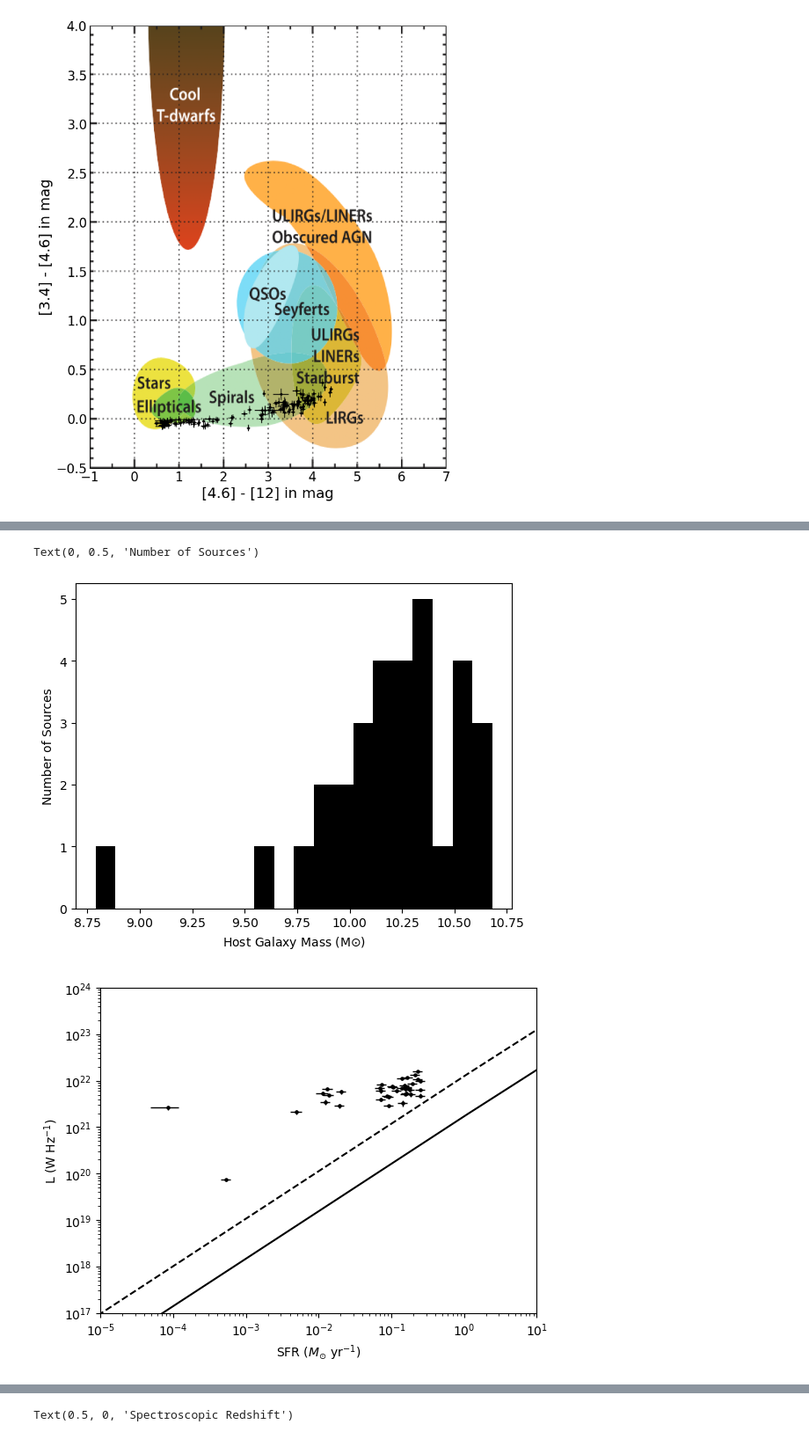
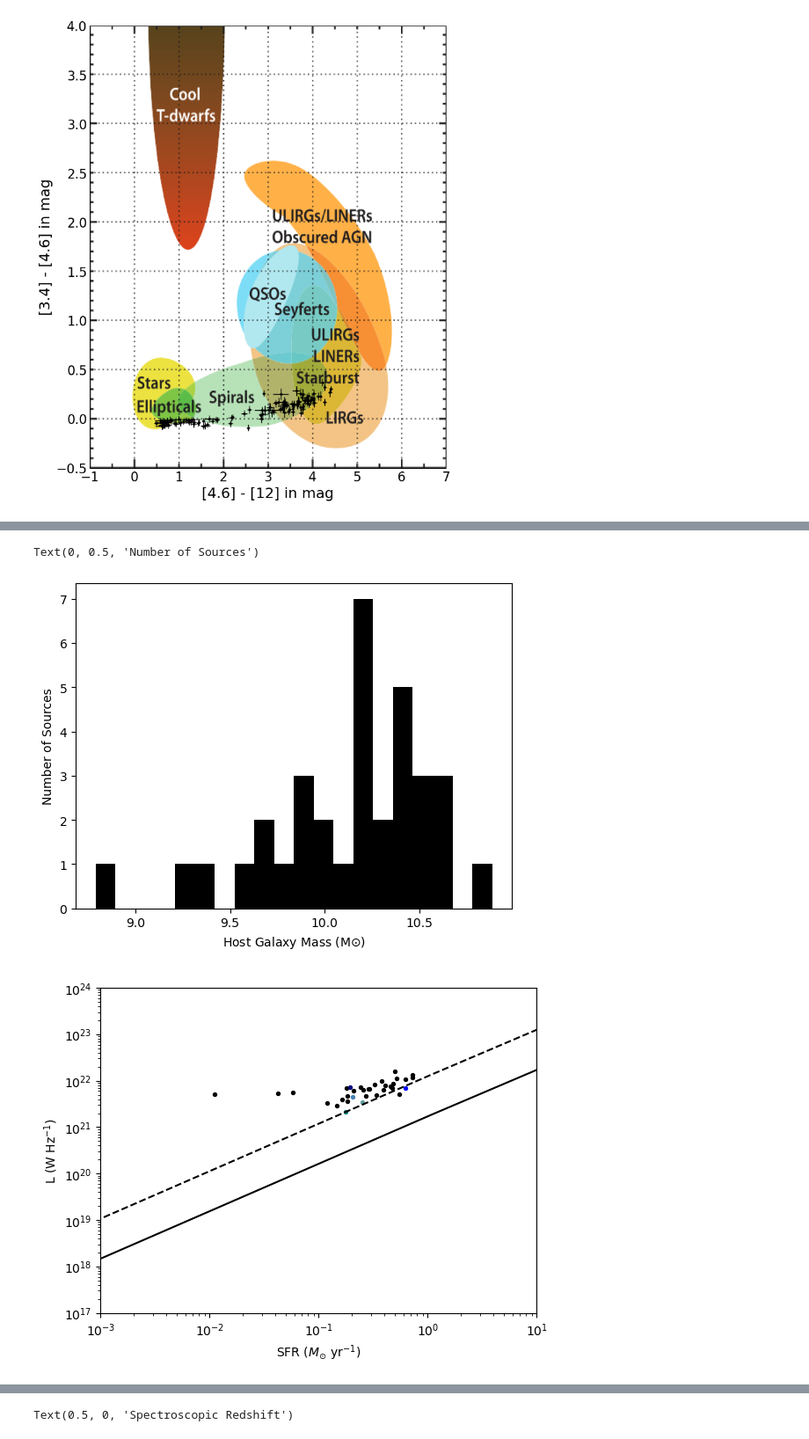
Before and after one commit to spelesky/Research, a Jupyter notebook: Summer Research.ipynb, the cells around one changed output, grey strips where cells are left out. Shown at 88% size. Saved outputs shown, nothing was run; the diff lists cells and outputs as text; code cells hidden in the pictures.

```diff
--- a/Summer Research.ipynb
+++ b/Summer Research.ipynb
@@ -757,11 +759,0 @@ print(len(SFRcorr))
-# %%
-HECATEsfr = np.array(finalList['Log(SFR)'][:39]).astype(np.float64)
-logSFRcorr = []
-for source in range(len(SFRcorr)):
-    print(SFRcorr[source])
-    logSFRcorr.append(np.log(SFRcorr[source]))
-plt.scatter(HECATEsfr, logSFRcorr, c='black', s=5)
-plt.xlabel('HECATE SFR')
-plt.ylabel('H' r'$\alpha$' ' SFR')
-a, b = np.polyfit(HECATEsfr, logSFRcorr, 1)
-print(a)
@@ -787,38 +760,32 @@ nan
 # %%
-plt.hist(mass[:31], bins=20, color='black')
+plt.hist(mass[:34], bins=20, color='black')
 plt.xlabel('Host Galaxy Mass (M' r'$\odot$' ')')
 plt.ylabel('Number of Sources')
 # %% [output]
 Text(0, 0.5, 'Number of Sources')
-[figure, old version]
+[figure, new version]
 # %%
 #don't change
 def f(x):
     return (1.25*10**22)*x
 x = np.linspace(-10, 100, 100)
 def g(x):
     return (1.71*10**21)*x
-for source in range(len(SFRcorr)):
-    plt.scatter(SFRcorr[source], Flux[source], s = 5, c = 'black')
-    plt.errorbar(SFRcorr[source], Flux[source],
-        xerr=SFRerr[source],
-        yerr=Flux_err[source],
-        capsize=0,
-        ls="none",
-        color="black",
-        elinewidth=1)
+for source in range(len(HECATEsfr)):
+    plt.scatter(HECATEsfr[source], Flux[source], s = 8, c = colors[source])
+    #plt.text(HECATEsfr[source], Flux[source], str(source), fontsize=8)
 
 plt.plot(x, f(x), linestyle='dashed',color='black')
 plt.plot(x, g(x), color='black')
 plt.yscale('log')
 plt.xscale('log')
 plt.xlabel('SFR ($M_{\odot}$ yr$^{-1}$)')
 plt.ylim(10e16,10e23)
-plt.xlim(10e-6, 10)
+plt.xlim(10e-4, 10)
 plt.ylabel('L (W Hz$^{-1}$)')
 plt.show()
 # %% [output]
-[figure, old version]
+[figure, new version]
 # %%
 NxPRS = []
 NxPRS_err = []
```
Also changed, not shown: parts of 14 cells of this notebook, 2 other files.
